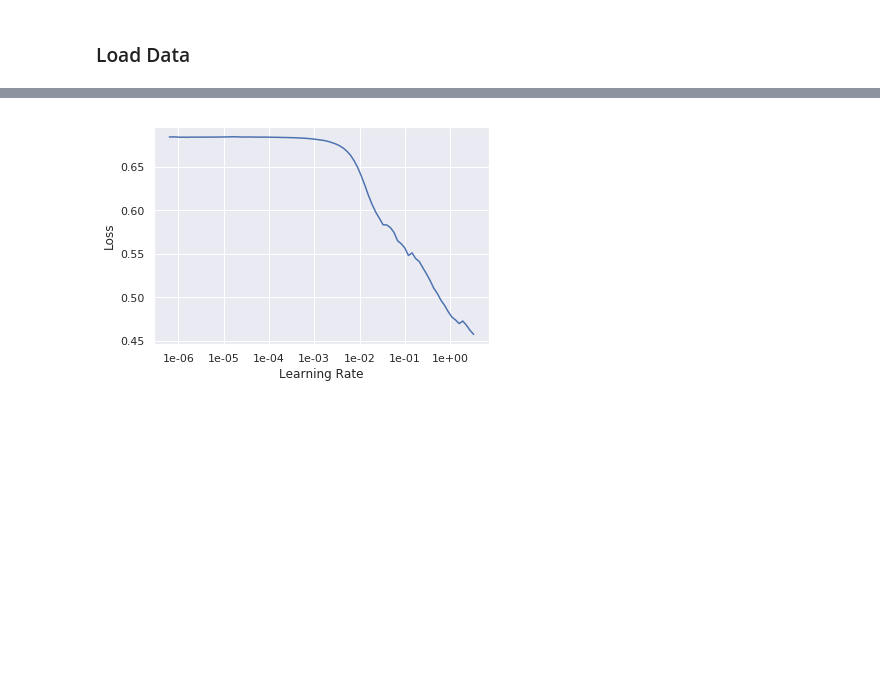
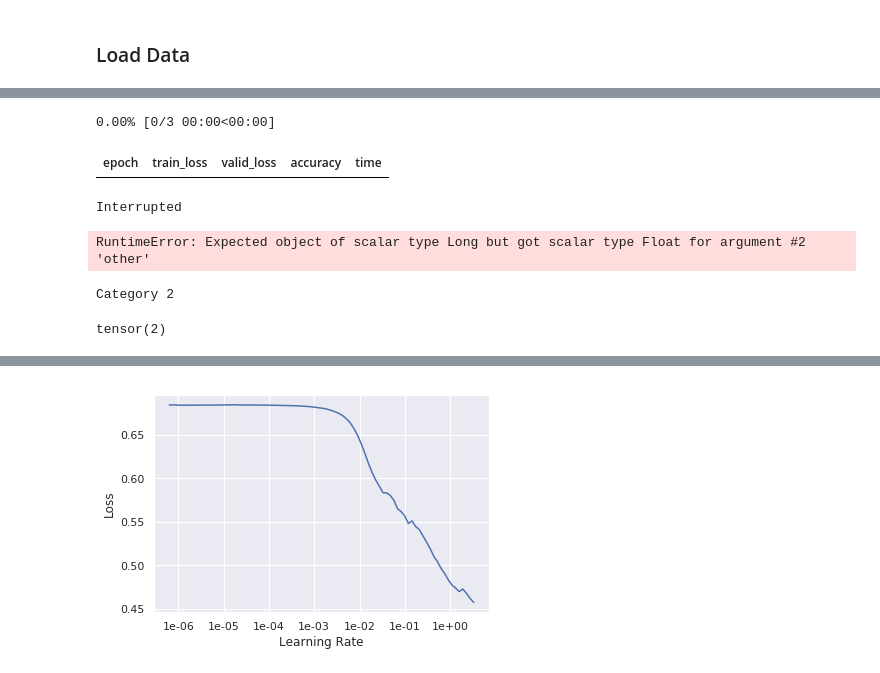
Before and after one commit to sergeman/fastai-genomic, a Jupyter notebook: ipynb/BacteriaClassifier.ipynb, the cells around one changed output, grey strips where cells are left out. Drawn from its saved outputs; the diff is of its cells as text; code cells hidden in the pictures; blank space fills up the shorter version.

```diff
--- a/ipynb/BacteriaClassifier.ipynb
+++ b/ipynb/BacteriaClassifier.ipynb
@@ -71,10 +104,0 @@ Test: None
-# %%
-#export
-layers=[nn.Linear(bunch.train_dl.x.c,200),nn.ReLU(),
-        nn.Linear(200,100),nn.ReLU(),
-        nn.Linear(100,50),nn.ReLU(),
-        nn.Linear(50,bunch.train_dl.y.c)]
-bac_classifier = SequentialEx(*layers)
-print(bac_classifier)
-learn = Learner(bunch, bac_classifier)
-learn.fit_one_cycle(10)
@@ -104,2 +105,17 @@ SequentialEx(
+# %%
+learn.recorder.plot_losses()
+# %% [output]
+0.00% [0/3 00:00<00:00]
+| epoch | train_loss | valid_loss | accuracy | time |
+Interrupted
+RuntimeError: Expected object of scalar type Long but got scalar type Float for argument #2 'other'
+# %%
+learn.predict(10)[0]
+# %% [output]
+Category 2
+# %%
+i
+# %% [output]
+tensor(2)
 # %%
 !python notebook2script.py BacteriaClassifier.ipynb
```
Also changed, not shown: parts of 39 cells of this notebook, 1 other file.
